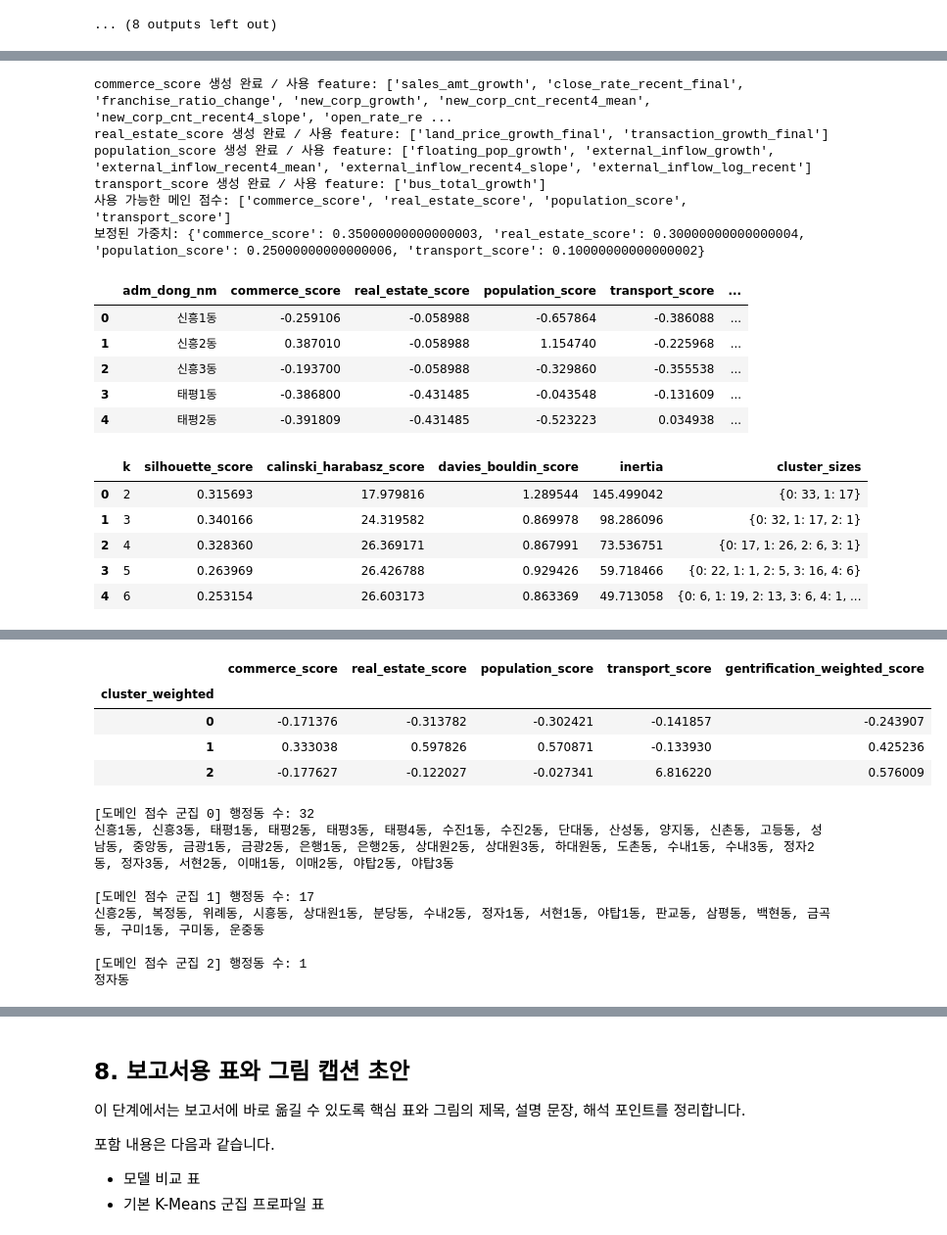
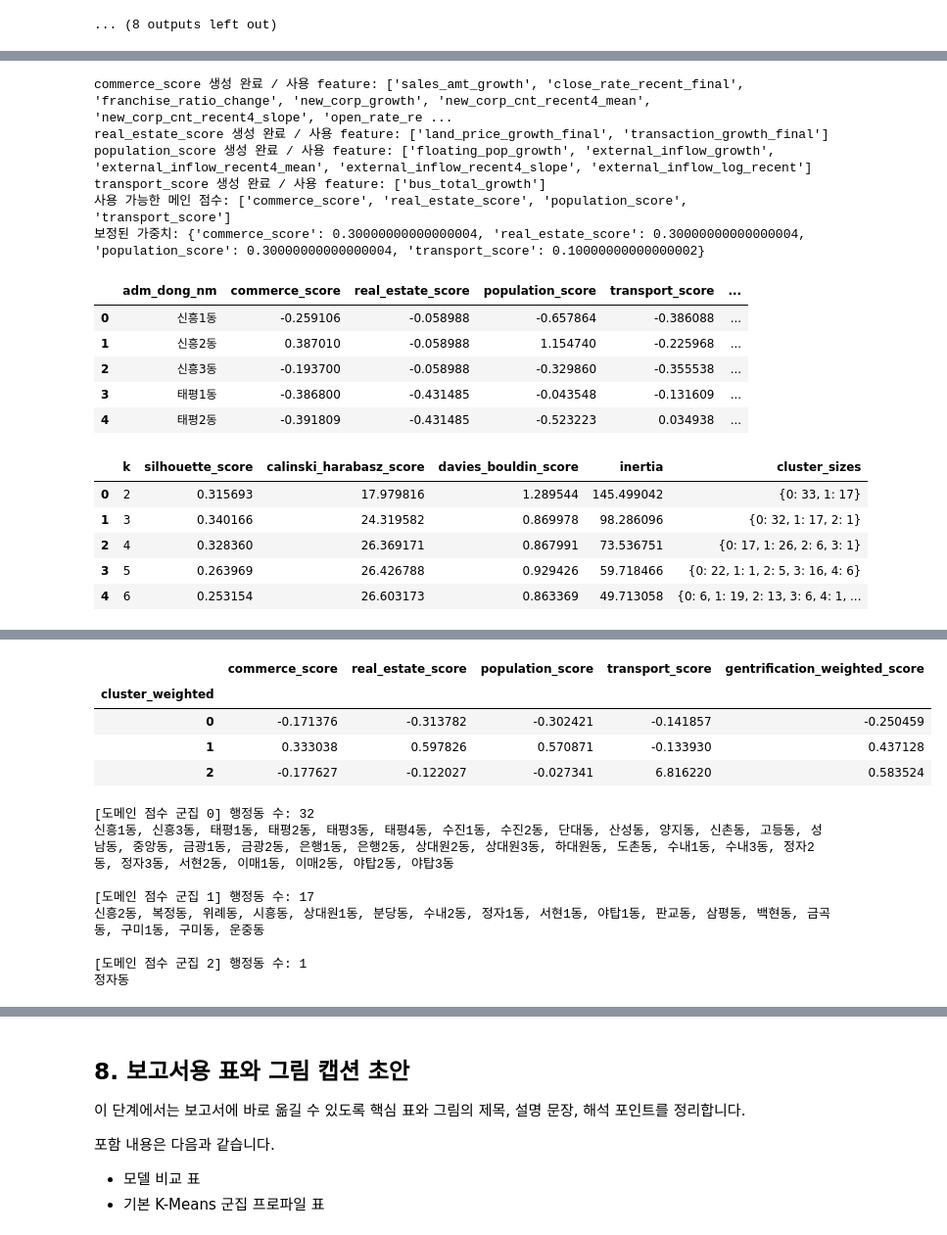
Before and after one commit to bulsajo1/final_project, a Jupyter notebook: eunbi/clustering_final_eunbi.ipynb, the cells around one changed output, grey strips where cells are left out. Shown at 98% size. Cells and saved outputs as stored; diff of their text form; code cells hidden in the pictures.

```diff
--- a/eunbi/clustering_final_eunbi.ipynb
+++ b/eunbi/clustering_final_eunbi.ipynb
@@ -598,13 +619,16 @@ commerce_features = [
     'sales_amt_growth', 'close_rate_recent_final', 'franchise_ratio_change', 'new_corp_growth',
     'new_corp_cnt_recent4_mean', 'new_corp_cnt_recent4_slope', 'open_rate_recent_final',
     'mkt_vital_local', 'mkt_vital_balance'
-]
-real_estate_features = ['land_price_growth_final', 'transaction_growth_final']
+] # ----- 상권
+
+real_estate_features = ['land_price_growth_final', 'transaction_growth_final'] # ----- 부동산
+
 population_features = [
     'floating_pop_growth', 'external_inflow_growth', 'external_inflow_recent4_mean',
     'external_inflow_recent4_slope', 'external_inflow_log_recent'
-]
-transport_features = ['bus_total_growth']
+] # ----- 인구
+
+transport_features = ['bus_total_growth'] # ----- 교통
 
 feature_groups = {
     'commerce_score': [f for f in commerce_features if f in dong_feature.columns],
@@ -633,18 +657,23 @@ for score_name, features in feature_groups.items():
     if score is not None:
         dong_feature[score_name] = score
 
+# ------------------------
 base_weights = {
-    'commerce_score': 0.35,
+    'commerce_score': 0.30,
     'real_estate_score': 0.30,
-    'population_score': 0.25,
+    'population_score': 0.30,
     'transport_score': 0.10
 }
+# --------------------------
+
+# 지표 사용 가능 여부에 따른 가중치 합이 1 또는 100에 맞게 조정
 available_score_cols = [col for col in base_weights.keys() if col in dong_feature.columns]
 available_weight_sum = sum(base_weights[col] for col in available_score_cols)
 normalized_weights = {col: base_weights[col] / available_weight_sum for col in available_score_cols}
 print('사용 가능한 메인 점수:', available_score_cols)
 print('보정된 가중치:', normalized_weights)
 
+# 가중치 적용 및 합산
 for col, weight in normalized_weights.items():
     dong_feature[col + '_weighted'] = dong_feature[col] * weight
 weighted_score_cols = [col + '_weighted' for col in available_score_cols]
@@ -715,7 +744,7 @@ real_estate_score 생성 완료 / 사용 feature: ['land_price_growth_final', 't
 population_score 생성 완료 / 사용 feature: ['floating_pop_growth', 'external_inflow_growth', 'external_inflow_recent4_mean', 'external_inflow_recent4_slope', 'external_inflow_log_recent']
 transport_score 생성 완료 / 사용 feature: ['bus_total_growth']
 사용 가능한 메인 점수: ['commerce_score', 'real_estate_score', 'population_score', 'transport_score']
-보정된 가중치: {'commerce_score': 0.35000000000000003, 'real_estate_score': 0.30000000000000004, 'population_score': 0.25000000000000006, 'transport_score': 0.10000000000000002}
+보정된 가중치: {'commerce_score': 0.30000000000000004, 'real_estate_score': 0.30000000000000004, 'population_score': 0.30000000000000004, 'transport_score': 0.10000000000000002}
 |  | adm_dong_nm | commerce_score | real_estate_score | population_score | transport_score | ... |
 | 0 | 신흥1동 | -0.259106 | -0.058988 | -0.657864 | -0.386088 | ... |
 | 1 | 신흥2동 | 0.387010 | -0.058988 | 1.154740 | -0.225968 | ... |
@@ -733,10 +762,10 @@ transport_score 생성 완료 / 사용 feature: ['bus_total_growth']
 도메인 점수 기반 K-Means CH Index: 24.31958173107437
 도메인 점수 기반 K-Means DB Index: 0.8699779446401937
 |  | commerce_score | real_estate_score | population_score | transport_score | gentrification_weighted_score |
 | cluster_weighted |  |  |  |  |  |
-| 0 | -0.171376 | -0.313782 | -0.302421 | -0.141857 | -0.243907 |
-| 1 | 0.333038 | 0.597826 | 0.570871 | -0.133930 | 0.425236 |
-| 2 | -0.177627 | -0.122027 | -0.027341 | 6.816220 | 0.576009 |
+| 0 | -0.171376 | -0.313782 | -0.302421 | -0.141857 | -0.250459 |
+| 1 | 0.333038 | 0.597826 | 0.570871 | -0.133930 | 0.437128 |
+| 2 | -0.177627 | -0.122027 | -0.027341 | 6.816220 | 0.583524 |
 [도메인 점수 군집 0] 행정동 수: 32
 신흥1동, 신흥3동, 태평1동, 태평2동, 태평3동, 태평4동, 수진1동, 수진2동, 단대동, 산성동, 양지동, 신촌동, 고등동, 성남동, 중앙동, 금광1동, 금광2동, 은행1동, 은행2동, 상대원2동, 상대원3동, 하대원동, 도촌동, 수내1동, 수내3동, 정자2동, 정자3동, 서현2동, 이매1동, 이매2동, 야탑2동, 야탑3동
 
```
Also changed, not shown: parts of 17 cells of this notebook.
